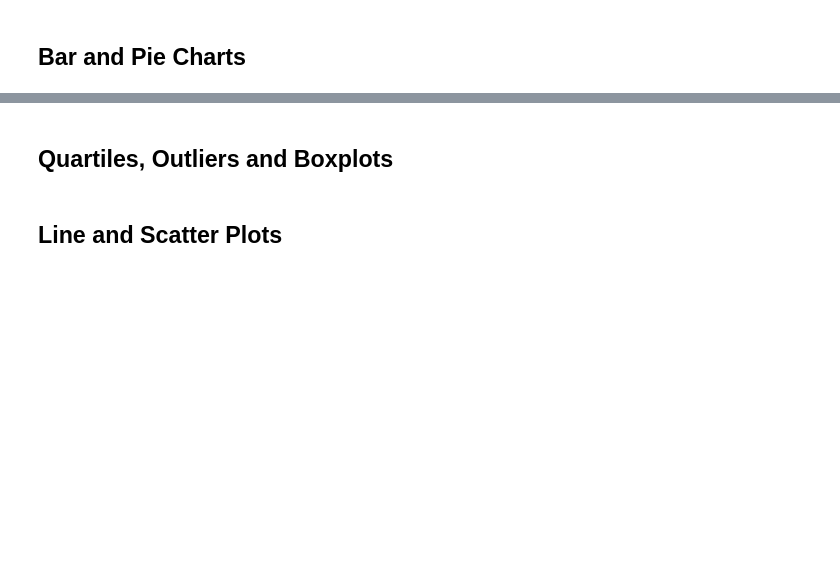
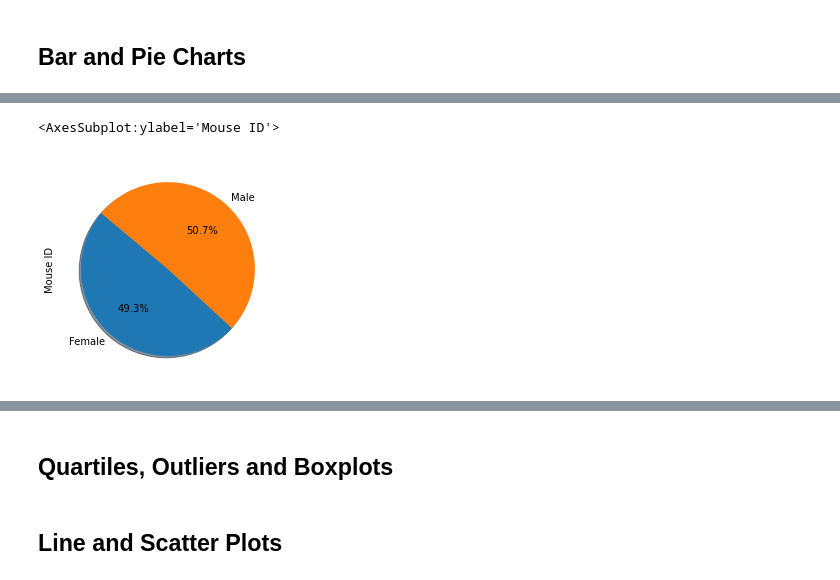
Before and after one commit to MikeT9/Matplotlib-Challenge, a Jupyter notebook: Pymaceuticals/pymaceuticals_starter.ipynb, the cells around one changed output, grey strips where cells are left out. Cells and saved outputs as stored; diff of their text form; code cells hidden in the pictures; blank space fills up the shorter version.

```diff
--- a/Pymaceuticals/pymaceuticals_starter.ipynb
+++ b/Pymaceuticals/pymaceuticals_starter.ipynb
@@ -180,4 +284,8 @@ regimen_summary_df.agg(['median'])
 # %%
 # Generate a pie plot showing the distribution of female versus male mice using pandas
+gender_df['Mouse ID'].plot(kind = 'pie', shadow=True, startangle=140,autopct="%1.1f%%")
+# %% [output]
+<AxesSubplot:ylabel='Mouse ID'>
+[figure, added]
 # %%
 # Generate a pie plot showing the distribution of female versus male mice using pyplot
```
Also changed, not shown: parts of 11 cells of this notebook.
